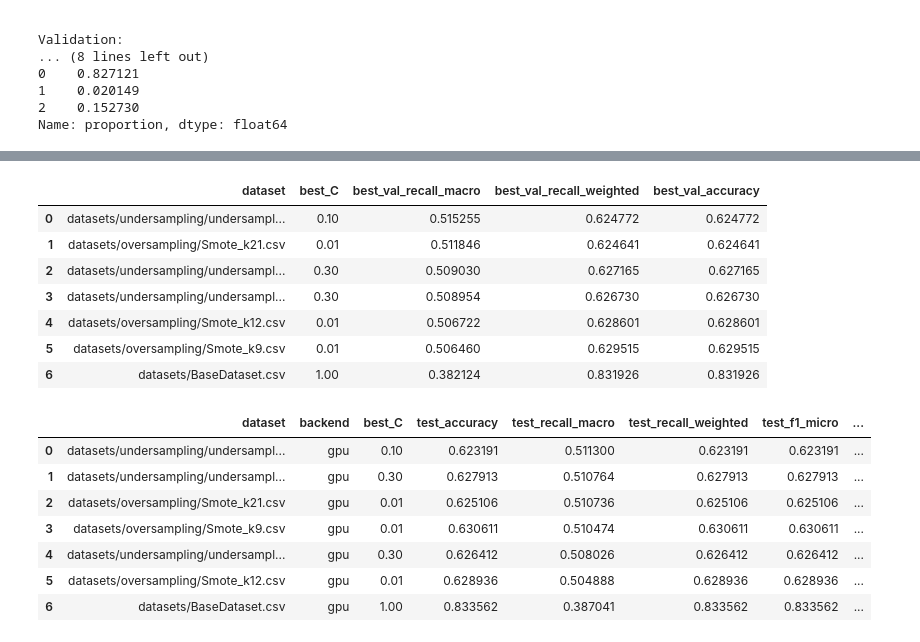
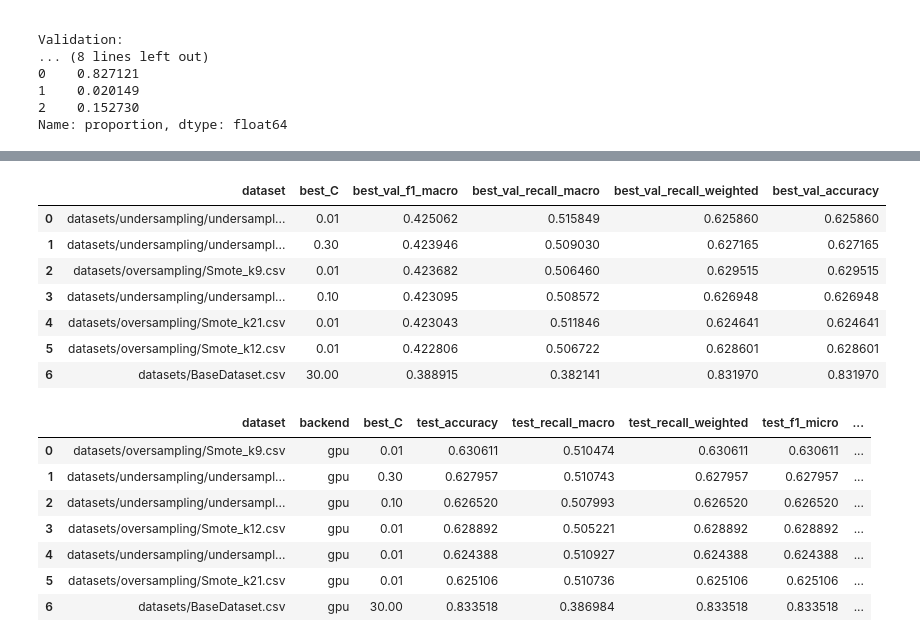
Before and after one commit to moamenhesham0/diabetes-risk-prediction, a Jupyter notebook: Softmax.ipynb, the cells around one changed output, grey strips where cells are left out. Drawn from its saved outputs; the diff is of its cells as text; code cells hidden in the pictures.

Commit message:
softmax done

```diff
--- a/Softmax.ipynb
+++ b/Softmax.ipynb
@@ -229,7 +229,7 @@ Validation:
 2    0.152730
 Name: proportion, dtype: float64
 # %%
-# Train one Softmax model per dataset and select C by validation macro recall.
+# Train one Softmax model per dataset and select C by validation macro F1.
 c_values = [0.01, 0.1, 0.3, 1.0, 3.0, 10.0, 30.0]
 warnings.filterwarnings("ignore", category=ConvergenceWarning)
 
@@ -282,12 +282,14 @@ for name, split in split_store.items():
     val_scores = []
     for c in c_values:
         _, yi_val_pred = fit_predict_for_c(Xi_train, yi_train, Xi_val, c)
+        val_f1_macro = f1_score(yi_val, yi_val_pred, average="macro")
         val_recall_macro = recall_score(yi_val, yi_val_pred, average="macro")
         val_recall_weighted = recall_score(yi_val, yi_val_pred, average="weighted")
         val_acc = accuracy_score(yi_val, yi_val_pred)
         val_scores.append(
             {
                 "C": c,
+                "val_f1_macro": val_f1_macro,
                 "val_recall_macro": val_recall_macro,
                 "val_recall_weighted": val_recall_weighted,
                 "val_accuracy": val_acc,
@@ -295,7 +297,7 @@ for name, split in split_store.items():
         )
 
     val_results = pd.DataFrame(val_scores).sort_values(
-        ["val_recall_macro", "val_recall_weighted", "val_accuracy"],
+        ["val_f1_macro", "val_recall_macro", "val_accuracy"],
         ascending=False,
     ).reset_index(drop=True)
     best_c = float(val_results.loc[0, "C"])
@@ -333,30 +335,31 @@ Trained 7 model(s).
 | 6 | datasets/undersampling/undersampl... | 0.30 | gpu |
 # %%
-# Validation leaderboard by dataset (top C per dataset by macro recall).
+# Validation leaderboard by dataset (top C per dataset by macro F1).
 best_val_rows = []
 for name, table in validation_tables.items():
     row0 = table.iloc[0].to_dict()
     best_val_rows.append(
         {
             "dataset": name,
             "best_C": row0["C"],
+            "best_val_f1_macro": row0["val_f1_macro"],
             "best_val_recall_macro": row0["val_recall_macro"],
             "best_val_recall_weighted": row0["val_recall_weighted"],
             "best_val_accuracy": row0["val_accuracy"],
         }
     )
 
-val_leaderboard = pd.DataFrame(best_val_rows).sort_values("best_val_recall_macro", ascending=False).reset_index(drop=True)
+val_leaderboard = pd.DataFrame(best_val_rows).sort_values("best_val_f1_macro", ascending=False).reset_index(drop=True)
 val_leaderboard
 # %% [output]
-|  | dataset | best_C | best_val_recall_macro | best_val_recall_weighted | best_val_accuracy |
-| 0 | datasets/undersampling/undersampl... | 0.10 | 0.515255 | 0.624772 | 0.624772 |
-| 1 | datasets/oversampling/Smote_k21.csv | 0.01 | 0.511846 | 0.624641 | 0.624641 |
-| 2 | datasets/undersampling/undersampl... | 0.30 | 0.509030 | 0.627165 | 0.627165 |
-| 3 | datasets/undersampling/undersampl... | 0.30 | 0.508954 | 0.626730 | 0.626730 |
-| 4 | datasets/oversampling/Smote_k12.csv | 0.01 | 0.506722 | 0.628601 | 0.628601 |
-| 5 | datasets/oversampling/Smote_k9.csv | 0.01 | 0.506460 | 0.629515 | 0.629515 |
-| 6 | datasets/BaseDataset.csv | 1.00 | 0.382124 | 0.831926 | 0.831926 |
+|  | dataset | best_C | best_val_f1_macro | best_val_recall_macro | best_val_recall_weighted | best_val_accuracy |
+| 0 | datasets/undersampling/undersampl... | 0.01 | 0.425062 | 0.515849 | 0.625860 | 0.625860 |
+| 1 | datasets/undersampling/undersampl... | 0.30 | 0.423946 | 0.509030 | 0.627165 | 0.627165 |
+| 2 | datasets/oversampling/Smote_k9.csv | 0.01 | 0.423682 | 0.506460 | 0.629515 | 0.629515 |
+| 3 | datasets/undersampling/undersampl... | 0.10 | 0.423095 | 0.508572 | 0.626948 | 0.626948 |
+| 4 | datasets/oversampling/Smote_k21.csv | 0.01 | 0.423043 | 0.511846 | 0.624641 | 0.624641 |
+| 5 | datasets/oversampling/Smote_k12.csv | 0.01 | 0.422806 | 0.506722 | 0.628601 | 0.628601 |
+| 6 | datasets/BaseDataset.csv | 30.00 | 0.388915 | 0.382141 | 0.831970 | 0.831970 |
 # %%
 test_metrics_rows = []
 reports_by_dataset = {}
@@ -385,17 +388,17 @@ for name, payload in trained_models.items():
     reports_by_dataset[name] = classification_report(yi_test, yi_pred, digits=4)
     conf_matrices[name] = cm
 
-test_metrics = pd.DataFrame(test_metrics_rows).sort_values("test_recall_macro", ascending=False).reset_index(drop=True)
+test_metrics = pd.DataFrame(test_metrics_rows).sort_values("test_f1_macro", ascending=False).reset_index(drop=True)
 test_metrics
 # %% [output]
 |  | dataset | backend | best_C | test_accuracy | test_recall_macro | test_recall_weighted | test_f1_micro | ... |
-| 0 | datasets/undersampling/undersampl... | gpu | 0.10 | 0.623191 | 0.511300 | 0.623191 | 0.623191 | ... |
-| 1 | datasets/undersampling/undersampl... | gpu | 0.30 | 0.627913 | 0.510764 | 0.627913 | 0.627913 | ... |
-| 2 | datasets/oversampling/Smote_k21.csv | gpu | 0.01 | 0.625106 | 0.510736 | 0.625106 | 0.625106 | ... |
-| 3 | datasets/oversampling/Smote_k9.csv | gpu | 0.01 | 0.630611 | 0.510474 | 0.630611 | 0.630611 | ... |
-| 4 | datasets/undersampling/undersampl... | gpu | 0.30 | 0.626412 | 0.508026 | 0.626412 | 0.626412 | ... |
-| 5 | datasets/oversampling/Smote_k12.csv | gpu | 0.01 | 0.628936 | 0.504888 | 0.628936 | 0.628936 | ... |
-| 6 | datasets/BaseDataset.csv | gpu | 1.00 | 0.833562 | 0.387041 | 0.833562 | 0.833562 | ... |
+| 0 | datasets/oversampling/Smote_k9.csv | gpu | 0.01 | 0.630611 | 0.510474 | 0.630611 | 0.630611 | ... |
+| 1 | datasets/undersampling/undersampl... | gpu | 0.30 | 0.627957 | 0.510743 | 0.627957 | 0.627957 | ... |
+| 2 | datasets/undersampling/undersampl... | gpu | 0.10 | 0.626520 | 0.507993 | 0.626520 | 0.626520 | ... |
+| 3 | datasets/oversampling/Smote_k12.csv | gpu | 0.01 | 0.628892 | 0.505221 | 0.628892 | 0.628892 | ... |
+| 4 | datasets/undersampling/undersampl... | gpu | 0.01 | 0.624388 | 0.510927 | 0.624388 | 0.624388 | ... |
+| 5 | datasets/oversampling/Smote_k21.csv | gpu | 0.01 | 0.625106 | 0.510736 | 0.625106 | 0.625106 | ... |
+| 6 | datasets/BaseDataset.csv | gpu | 30.00 | 0.833518 | 0.386984 | 0.833518 | 0.833518 | ... |
 # %%
 # Show classification reports.
 for name in sorted(reports_by_dataset):
```
Also changed, not shown: parts of 3 cells of this notebook.
